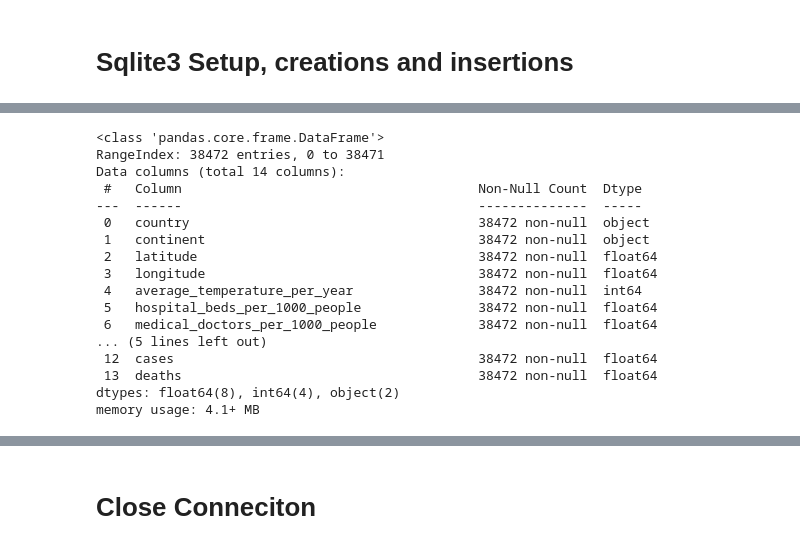
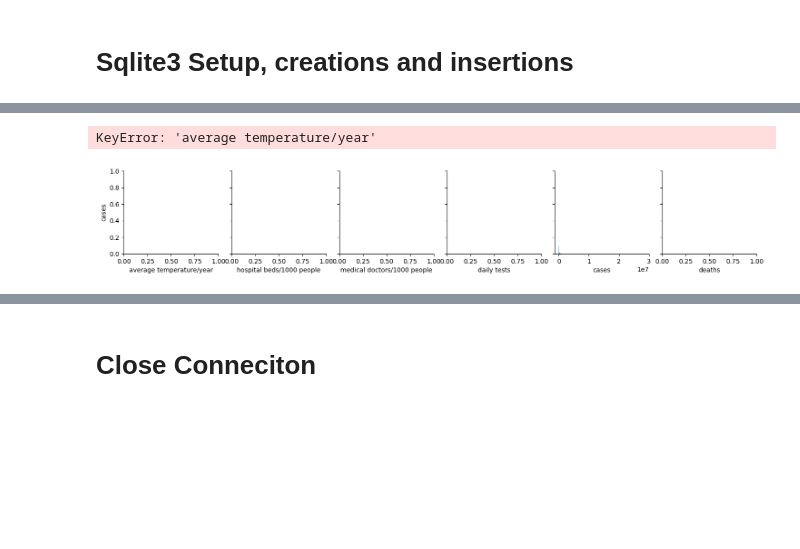
Before and after one commit to roberthobblebottom/COVID19-Algeria-and-World-Dataset, a Jupyter notebook: covid-19-data-analysis-algeria-and-the-world - Ng Guangren, Ryan.ipynb, the cells around one changed output, grey strips where cells are left out. Drawn from its saved outputs; the diff is of its cells as text; code cells hidden in the pictures; blank space fills up the shorter version.

```diff
--- a/covid-19-data-analysis-algeria-and-the-world - Ng Guangren, Ryan.ipynb
+++ b/covid-19-data-analysis-algeria-and-the-world - Ng Guangren, Ryan.ipynb
@@ -216,21 +206,13 @@ kind = 'reg')
-# %%
-df.info()
-# %% [output]
-<class 'pandas.core.frame.DataFrame'>
-RangeIndex: 38472 entries, 0 to 38471
-Data columns (total 14 columns):
- #   Column                                      Non-Null Count  Dtype
----  ------                                      --------------  -----
- 0   country                                     38472 non-null  object
- 1   continent                                   38472 non-null  object
- 2   latitude                                    38472 non-null  float64
- 3   longitude                                   38472 non-null  float64
- 4   average_temperature_per_year                38472 non-null  int64
- 5   hospital_beds_per_1000_people               38472 non-null  float64
- 6   medical_doctors_per_1000_people             38472 non-null  float64
-... (5 lines left out)
- 12  cases                                       38472 non-null  float64
- 13  deaths                                      38472 non-null  float64
-dtypes: float64(8), int64(4), object(2)
-memory usage: 4.1+ MB
+# %%
+sns.pairplot(df,
+x_vars=['average temperature/year',
+'hospital beds/1000 people',
+'medical doctors/1000 people',
+'daily tests',
+'cases',
+'deaths'],
+kind = 'reg') # warning: about 3 minutes render
+# %% [output]
+KeyError: 'average temperature/year'
+[figure, added]
 # %%
```
Also changed, not shown: parts of 18 cells of this notebook, 1 other file.
